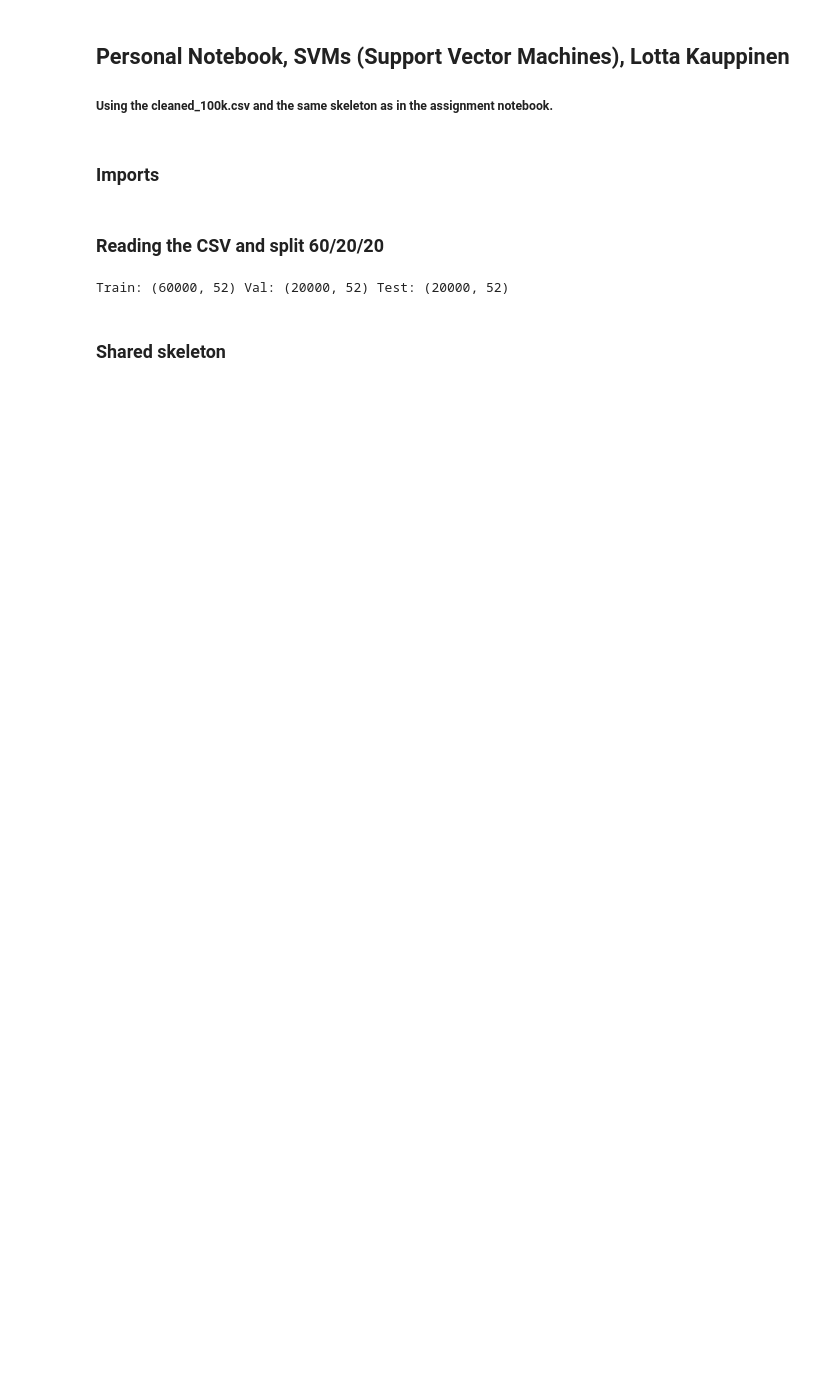
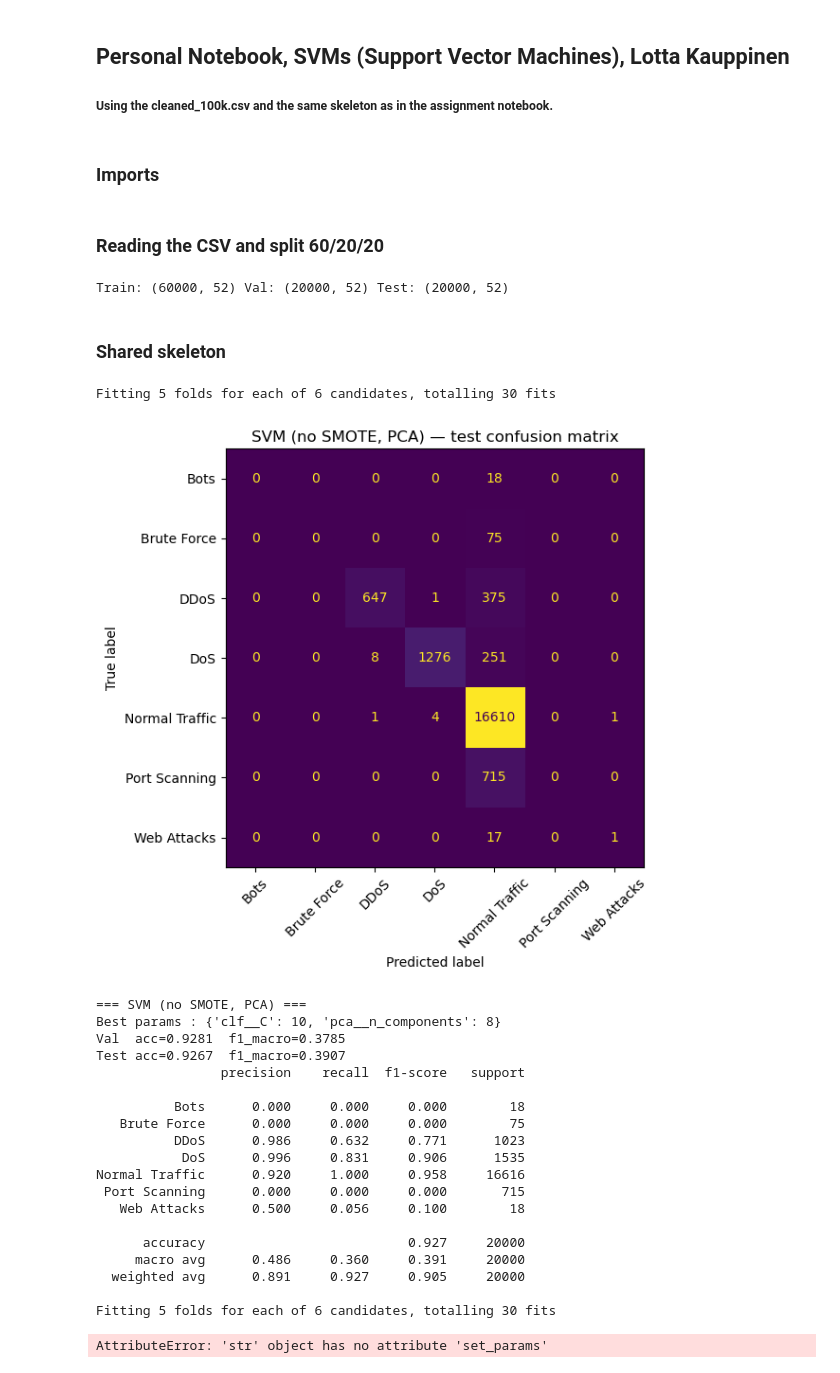
Before and after one commit to LottaSofiaK/AppliedMachineLearningGroup22, a Jupyter notebook: Lotta_SVM.ipynb, the cells around one changed output. Drawn from its saved outputs; the diff is of its cells as text; code cells hidden in the pictures; blank space fills up the shorter version.

```diff
--- a/Lotta_SVM.ipynb
+++ b/Lotta_SVM.ipynb
@@ -117,0 +117,63 @@ all_results = []
+# %%
+# Define SVM and parameters
+svm_clf = SVC()
+
+svm_param_grid = {
+    "pca__n_components": [5, 8],
+    "clf__C": [0.1, 1, 10],
+}
+
+all_results = []
+
+# 1. No SMOTE, PCA
+all_results.append(run_experiment(
+    svm_clf, svm_param_grid,
+    "SVM (no SMOTE, PCA)",
+    use_smote=False, use_pca=True))
+
+# 2. No SMOTE, no PCA
+all_results.append(run_experiment(
+    svm_clf, svm_param_grid,
+    "SVM (no SMOTE, no PCA)",
+    use_smote=False, use_pca=False))
+
+# 3. SMOTE + PCA
+all_results.append(run_experiment(
+    svm_clf, svm_param_grid,
+    "SVM (SMOTE, PCA)",
+    use_smote=True, use_pca=True))
+
+# 4. SMOTE, no PCA
+all_results.append(run_experiment(
+    svm_clf, svm_param_grid,
+    "SVM (SMOTE, no PCA)",
+    use_smote=True, use_pca=False))
+
+results_df = pd.DataFrame(all_results)
+results_df = results_df.sort_values(by="test_f1", ascending=False)
+
+print("Results:")
+print(results_df)
+# %% [output]
+Fitting 5 folds for each of 6 candidates, totalling 30 fits
+[figure, added]
+=== SVM (no SMOTE, PCA) ===
+Best params : {'clf__C': 10, 'pca__n_components': 8}
+Val  acc=0.9281  f1_macro=0.3785
+Test acc=0.9267  f1_macro=0.3907
+                precision    recall  f1-score   support
+
+          Bots      0.000     0.000     0.000        18
+   Brute Force      0.000     0.000     0.000        75
+          DDoS      0.986     0.632     0.771      1023
+           DoS      0.996     0.831     0.906      1535
+Normal Traffic      0.920     1.000     0.958     16616
+ Port Scanning      0.000     0.000     0.000       715
+   Web Attacks      0.500     0.056     0.100        18
+
+      accuracy                          0.927     20000
+     macro avg      0.486     0.360     0.391     20000
+  weighted avg      0.891     0.927     0.905     20000
+
+Fitting 5 folds for each of 6 candidates, totalling 30 fits
+AttributeError: 'str' object has no attribute 'set_params'
```
Also changed, not shown: parts of 2 cells of this notebook.
